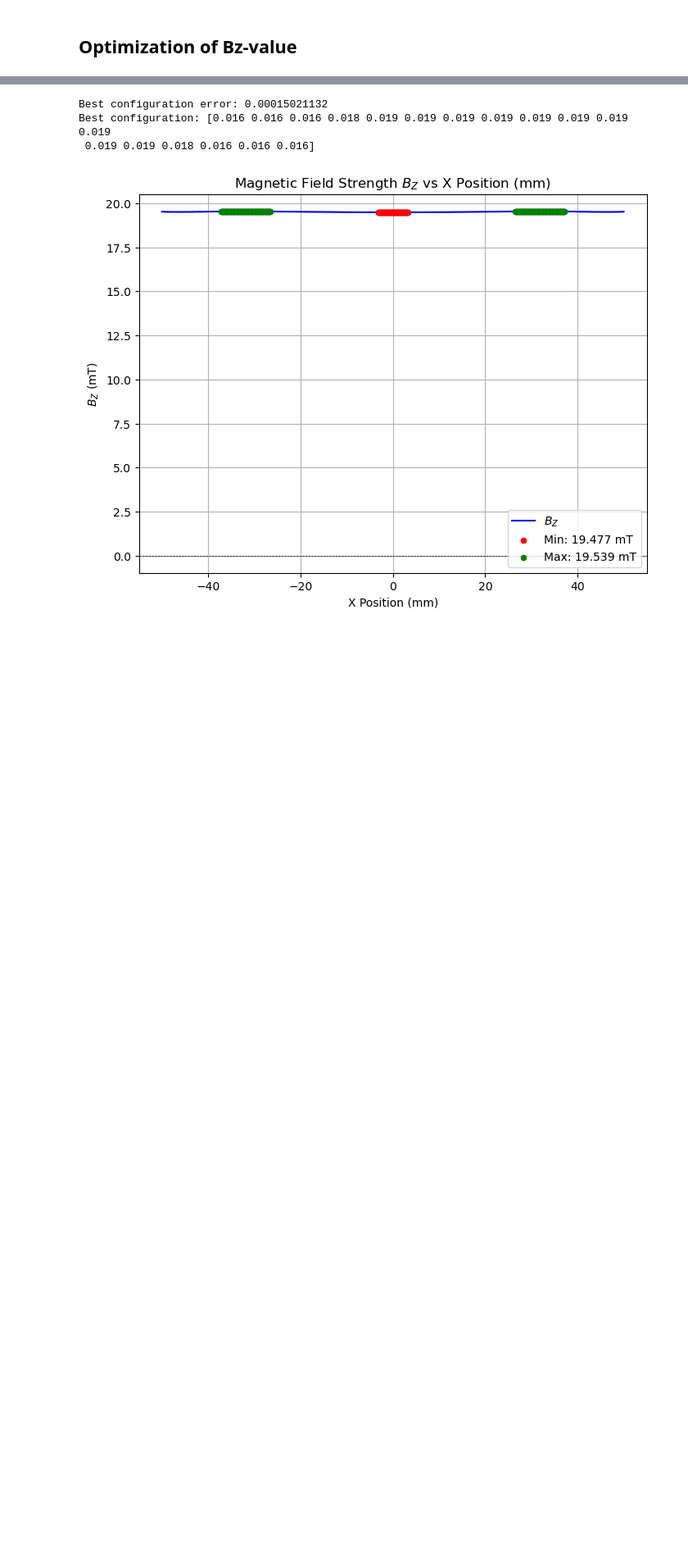
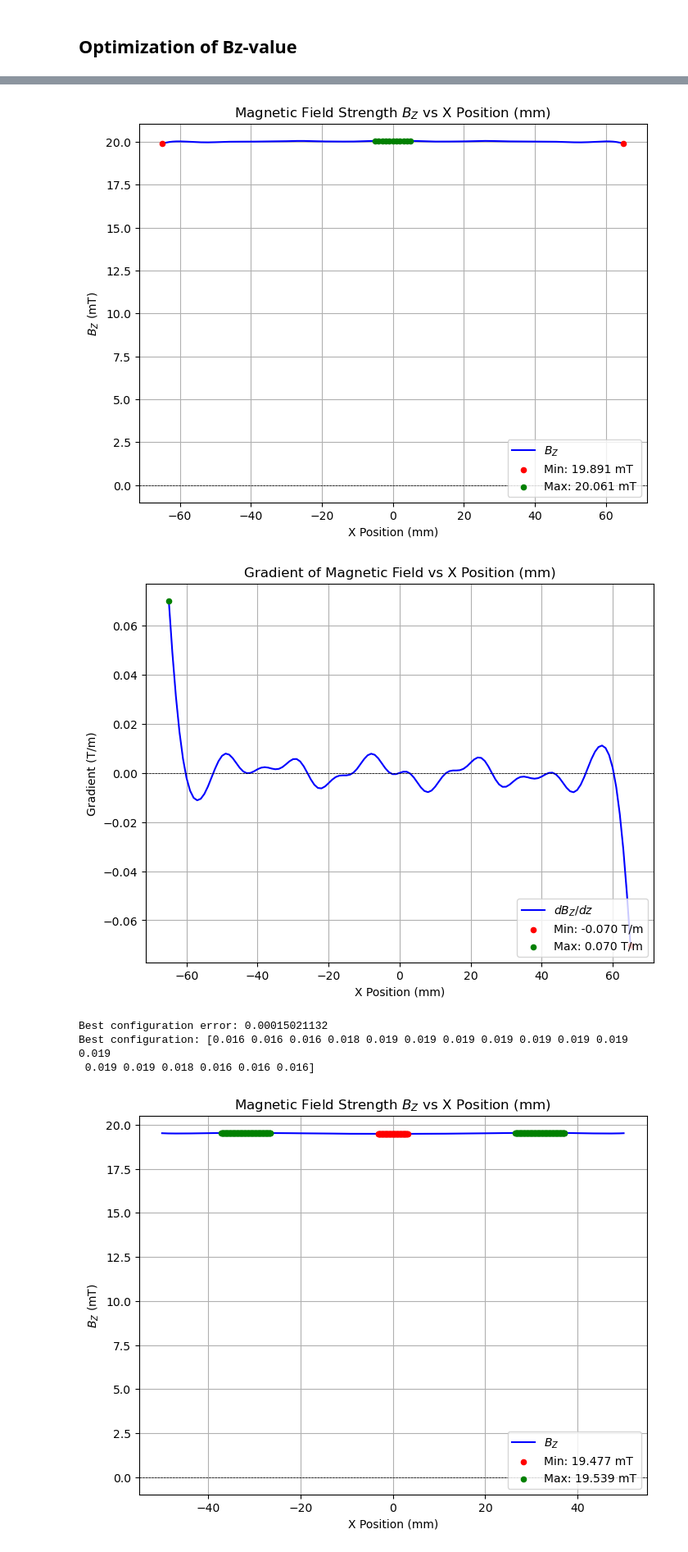
Before and after one commit to joostwijn/Rotating_Magnetic_Setup, a Jupyter notebook: 3. Magnets/Field_Shaping_Algorithm_JAX.ipynb, the cells around one changed output, grey strips where cells are left out. Shown at 82% size. Saved outputs shown, nothing was run; the diff lists cells and outputs as text; code cells hidden in the pictures; blank space fills up the shorter version.

```diff
--- a/3. Magnets/Field_Shaping_Algorithm_JAX.ipynb
+++ b/3. Magnets/Field_Shaping_Algorithm_JAX.ipynb
@@ -1036,3 +1132,10 @@ plot_derivative(mode="Fixed")
+# %%
+ZL = jnp.array(best_zl)  # Update ZL with the best configuration.
+plot_Bz(mode="Fixed")
+plot_derivative(mode="Fixed")
+# %% [output]
+[figure, added]
+[figure, added]
 # %%
 #------------------------------------------------------------------
 # total_error: Computes the total error between Bz at the observation points and a reference value.
```
Also changed, not shown: parts of 3 cells of this notebook.
